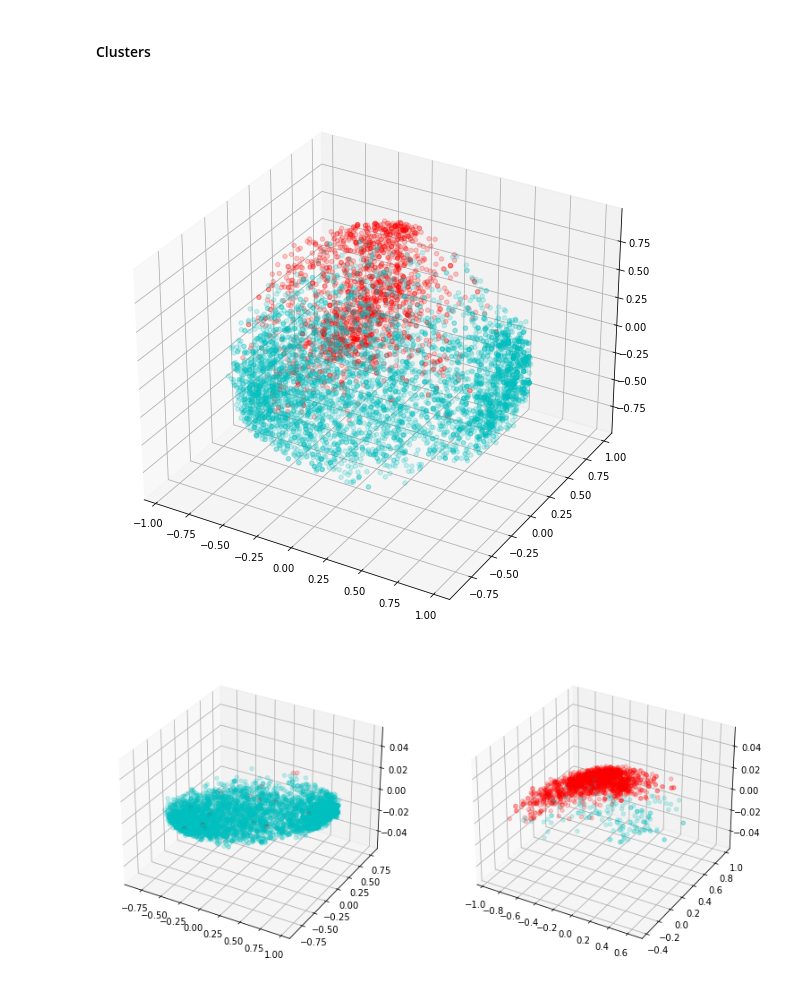
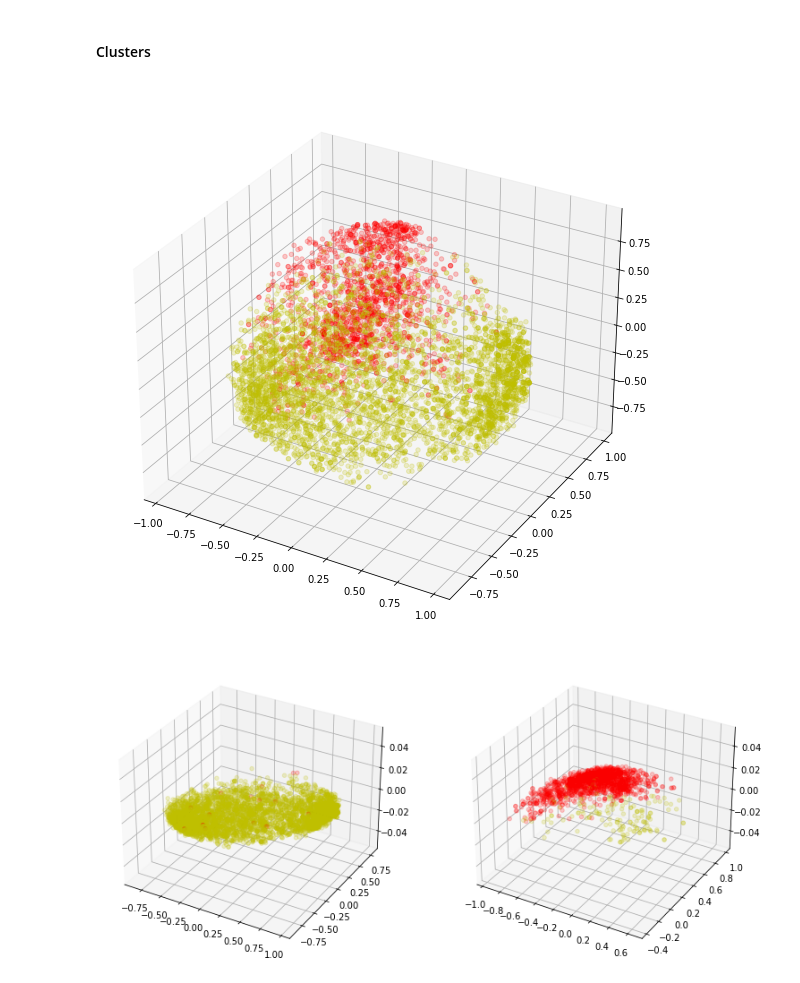
Before and after one commit to OBeeNya/GMM_applied_to_winequality, a Jupyter notebook: GM_clustering.ipynb, the cells around one changed output. Saved outputs shown, nothing was run; the diff lists cells and outputs as text; code cells hidden in the pictures.

```diff
--- a/GM_clustering.ipynb
+++ b/GM_clustering.ipynb
@@ -168,17 +168,17 @@ pca_3d_clust = np.append(pca_3d_clust, np.asarray(df['color']).reshape(-1, 1), a
 # %%
 fig2 = plt.figure(figsize=(10, 10))
 ax2 = fig2.add_subplot(projection='3d')
-mapping = {0:'c', 1:'r'}
+mapping = {0:'y', 1:'r'}
 colors = [mapping[x] for x in predicted]
 ax2.scatter(pca_3d_clust[:, 0], pca_3d_clust[:, 1], pca_3d_clust[:, 2], alpha=0.2, color=colors);
 # %% [output]
-[figure, old version]
+[figure, new version]
 # %%
 fig3 = plt.figure(figsize=(20, 20))
 for i in range(2):
     ax3 = fig3.add_subplot(1, 3, i + 1, projection='3d')
     sub_clust= pca_3d_clust[pca_3d_clust[:, 3] == i]
-    type_colors = np.where(sub_clust[:, 4] == 'red', 'r', 'c')
+    type_colors = np.where(sub_clust[:, 4] == 'red', 'r', 'y')
     ax3.scatter(sub_clust[:, 0], sub_clust[:, 1], alpha=0.2, color = type_colors)
 # %% [output]
-[figure, old version]
+[figure, new version]
```
Also changed, not shown: parts of 1 cell of this notebook.
